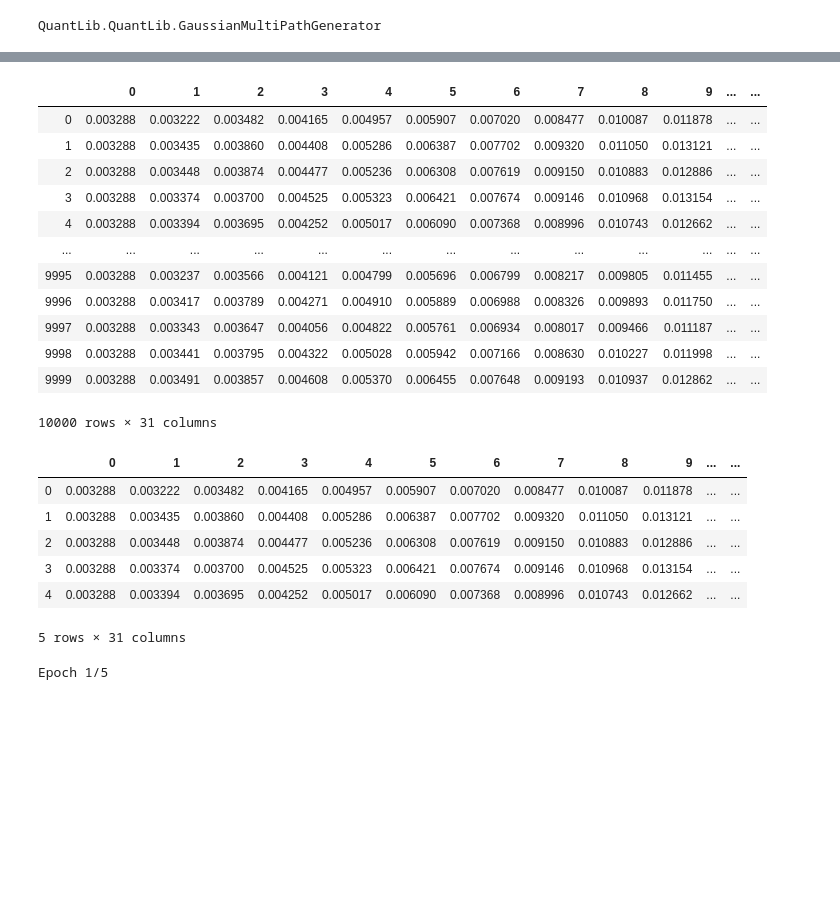
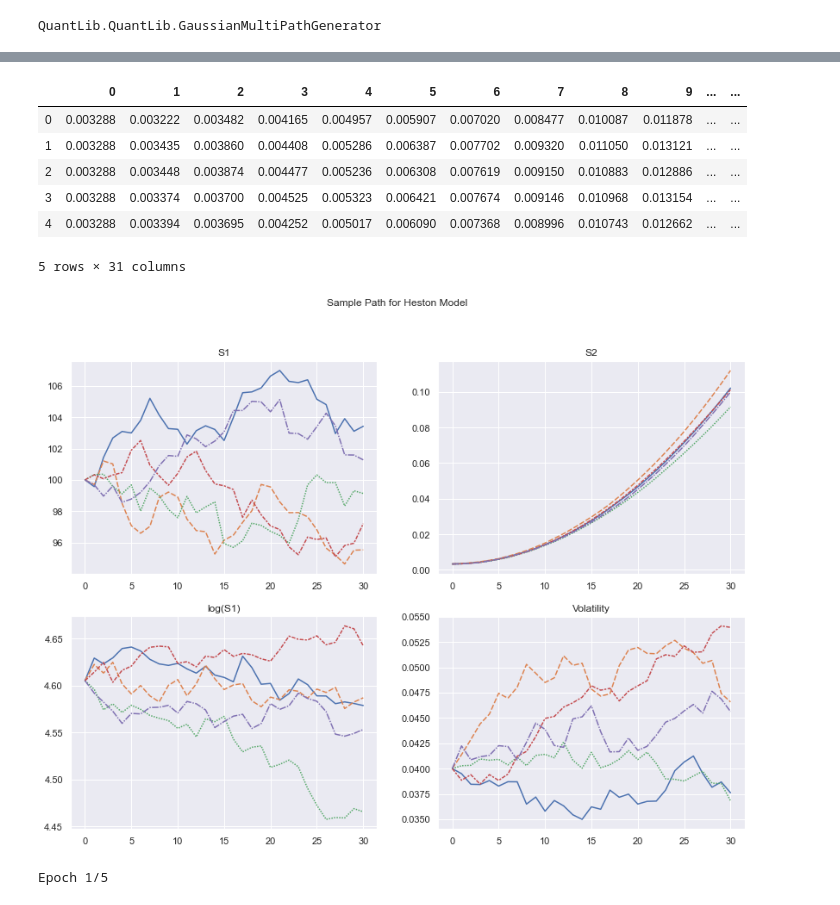
Before and after one commit to CindyLi-Ayi/FE-project, a Jupyter notebook: NSD_FinalProject_LiXinyi_YuYinjie.ipynb, the cells around one changed output, grey strips where cells are left out. Saved outputs shown, nothing was run; the diff lists cells and outputs as text; code cells hidden in the pictures; blank space fills up the shorter version.

Commit message:
add data plot

```diff
--- a/NSD_FinalProject_LiXinyi_YuYinjie.ipynb
+++ b/NSD_FinalProject_LiXinyi_YuYinjie.ipynb
@@ -396,7 +384,7 @@ T_minus_t =np.zeros((N_sample,1))+(T-np.array(time_list))/year_dates
 df_l = (df_vol-theta)/kappa*(1-np.exp(-kappa*T_minus_t))+theta*T_minus_t
 df_s2 = df_l+df_vol_avg
 # %%
-df_s2
+df_s2.sample(5)
 # %% [output]
 |  | 0 | 1 | 2 | 3 | 4 | 5 | 6 | 7 | 8 | 9 | ... | ... |
 | 0 | 0.003288 | 0.003222 | 0.003482 | 0.004165 | 0.004957 | 0.005907 | 0.007020 | 0.008477 | 0.010087 | 0.011878 | ... | ... |
@@ -404,23 +392,21 @@ df_s2
 | 2 | 0.003288 | 0.003448 | 0.003874 | 0.004477 | 0.005236 | 0.006308 | 0.007619 | 0.009150 | 0.010883 | 0.012886 | ... | ... |
 | 3 | 0.003288 | 0.003374 | 0.003700 | 0.004525 | 0.005323 | 0.006421 | 0.007674 | 0.009146 | 0.010968 | 0.013154 | ... | ... |
 | 4 | 0.003288 | 0.003394 | 0.003695 | 0.004252 | 0.005017 | 0.006090 | 0.007368 | 0.008996 | 0.010743 | 0.012662 | ... | ... |
-| ... | ... | ... | ... | ... | ... | ... | ... | ... | ... | ... | ... | ... |
-| 9995 | 0.003288 | 0.003237 | 0.003566 | 0.004121 | 0.004799 | 0.005696 | 0.006799 | 0.008217 | 0.009805 | 0.011455 | ... | ... |
-| 9996 | 0.003288 | 0.003417 | 0.003789 | 0.004271 | 0.004910 | 0.005889 | 0.006988 | 0.008326 | 0.009893 | 0.011750 | ... | ... |
-| 9997 | 0.003288 | 0.003343 | 0.003647 | 0.004056 | 0.004822 | 0.005761 | 0.006934 | 0.008017 | 0.009466 | 0.011187 | ... | ... |
-| 9998 | 0.003288 | 0.003441 | 0.003795 | 0.004322 | 0.005028 | 0.005942 | 0.007166 | 0.008630 | 0.010227 | 0.011998 | ... | ... |
-| 9999 | 0.003288 | 0.003491 | 0.003857 | 0.004608 | 0.005370 | 0.006455 | 0.007648 | 0.009193 | 0.010937 | 0.012862 | ... | ... |
-10000 rows × 31 columns
+5 rows × 31 columns
-# %%
-df_s2.head()
-# %% [output]
-|  | 0 | 1 | 2 | 3 | 4 | 5 | 6 | 7 | 8 | 9 | ... | ... |
-| 0 | 0.003288 | 0.003222 | 0.003482 | 0.004165 | 0.004957 | 0.005907 | 0.007020 | 0.008477 | 0.010087 | 0.011878 | ... | ... |
-| 1 | 0.003288 | 0.003435 | 0.003860 | 0.004408 | 0.005286 | 0.006387 | 0.007702 | 0.009320 | 0.011050 | 0.013121 | ... | ... |
-| 2 | 0.003288 | 0.003448 | 0.003874 | 0.004477 | 0.005236 | 0.006308 | 0.007619 | 0.009150 | 0.010883 | 0.012886 | ... | ... |
-| 3 | 0.003288 | 0.003374 | 0.003700 | 0.004525 | 0.005323 | 0.006421 | 0.007674 | 0.009146 | 0.010968 | 0.013154 | ... | ... |
-| 4 | 0.003288 | 0.003394 | 0.003695 | 0.004252 | 0.005017 | 0.006090 | 0.007368 | 0.008996 | 0.010743 | 0.012662 | ... | ... |
-5 rows × 31 columns
+# %%
+sample_Heston, axes = plt.subplots(2,2,figsize=(14, 10))
+sample_Heston.suptitle('Sample Path for Heston Model')
+sns.lineplot(data=df_spot.sample(5).transpose(),legend=False, ax = axes[0,0])
+axes[0,0].set_title("S1")
+sns.lineplot(data=np.log(df_spot.sample(5).transpose()),legend=False, ax = axes[1,0])
+axes[1,0].set_title("log(S1)")
+sns.lineplot(data=df_s2.sample(5).transpose(),legend=False, ax = axes[0,1])
+axes[0,1].set_title("S2")
+sns.lineplot(data=df_vol.sample(5).transpose(),legend=False, ax = axes[1,1])
+axes[1,1].set_title("Volatility")
+plt.show()
+# %% [output]
+[figure, added]
 # %%
 # data
 info = np.ones((N_sample,T+1,d))
```
Also changed, not shown: parts of 7 cells of this notebook.
